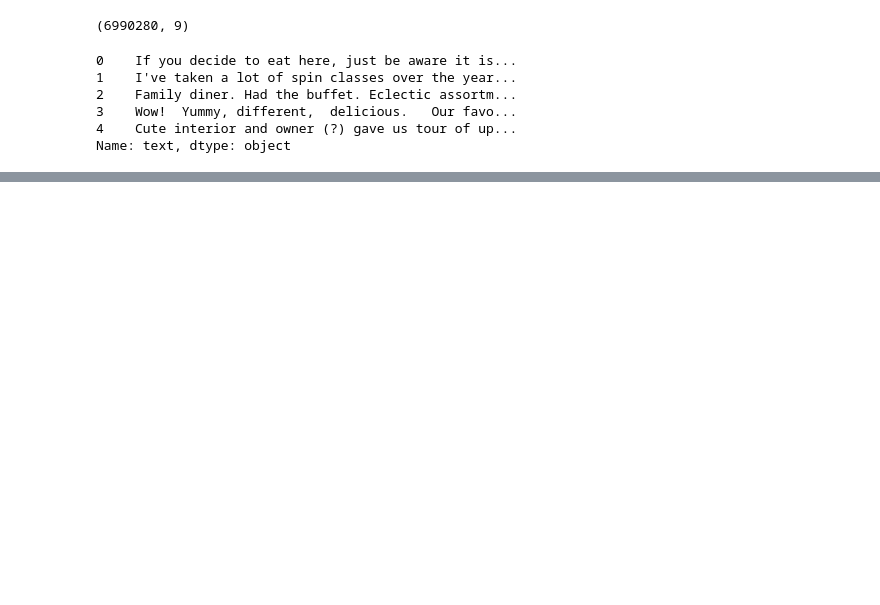
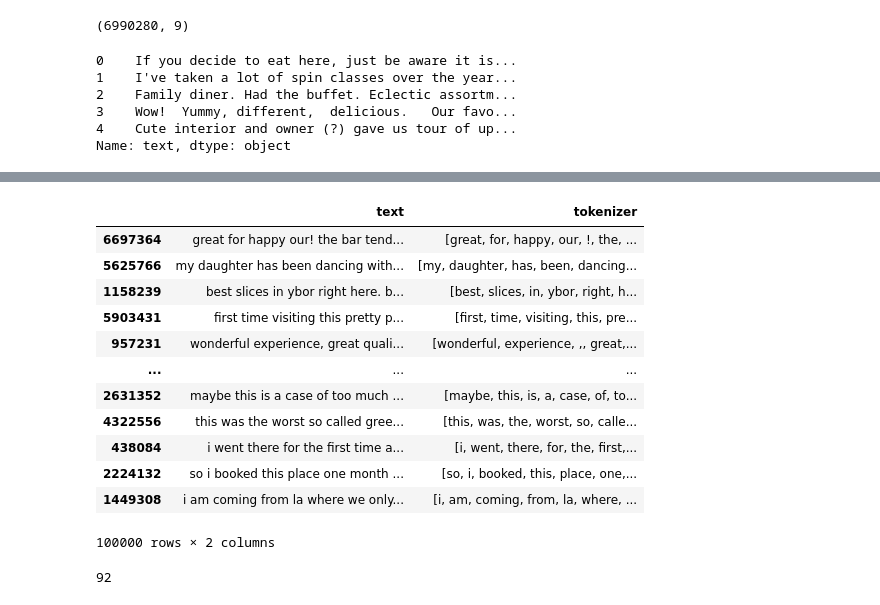
Before and after one commit to Dimasaur/scorecast, a Jupyter notebook: notebooks/notebook_gen_dima.ipynb, the cells around one changed output, grey strips where cells are left out. Saved outputs shown, nothing was run; the diff lists cells and outputs as text; code cells hidden in the pictures; blank space fills up the shorter version.

```diff
--- a/notebooks/notebook_gen_dima.ipynb
+++ b/notebooks/notebook_gen_dima.ipynb
@@ -127,0 +154,2 @@ reviews_list_lower
+# %%
+df_reviews_lower = pd.DataFrame(reviews_list_lower)
@@ -127,0 +160,2 @@ reviews_list_lower
+# %%
+df_test = df_reviews_lower.sample(100000)
@@ -127,0 +171,3 @@ reviews_list_lower
+# %%
+df_test.columns = ["text"]
+df_test.head()
@@ -127,0 +181,18 @@ reviews_list_lower
+# %%
+df_test['tokenizer'] = df_test["text"].apply(word_tokenize)
+# %%
+df_test
+# %% [output]
+|  | text | tokenizer |
+| 6697364 | great for happy our! the bar tend... | [great, for, happy, our, !, the, ... |
+| 5625766 | my daughter has been dancing with... | [my, daughter, has, been, dancing... |
+| 1158239 | best slices in ybor right here. b... | [best, slices, in, ybor, right, h... |
+| 5903431 | first time visiting this pretty p... | [first, time, visiting, this, pre... |
+| 957231 | wonderful experience, great quali... | [wonderful, experience, ,, great,... |
+| ... | ... | ... |
+| 2631352 | maybe this is a case of too much ... | [maybe, this, is, a, case, of, to... |
+| 4322556 | this was the worst so called gree... | [this, was, the, worst, so, calle... |
+| 438084 | i went there for the first time a... | [i, went, there, for, the, first,... |
+| 2224132 | so i booked this place one month ... | [so, i, booked, this, place, one,... |
+| 1449308 | i am coming from la where we only... | [i, am, coming, from, la, where, ... |
+100000 rows × 2 columns
@@ -127,0 +207,4 @@ reviews_list_lower
+# %%
+len(df_test_tokens.iloc[0])
+# %% [output]
+92
```
Also changed, not shown: parts of 12 cells of this notebook.
